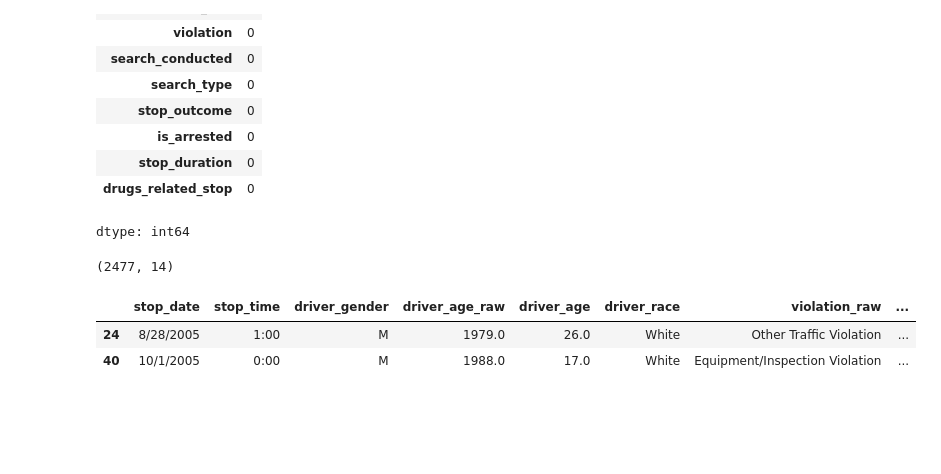
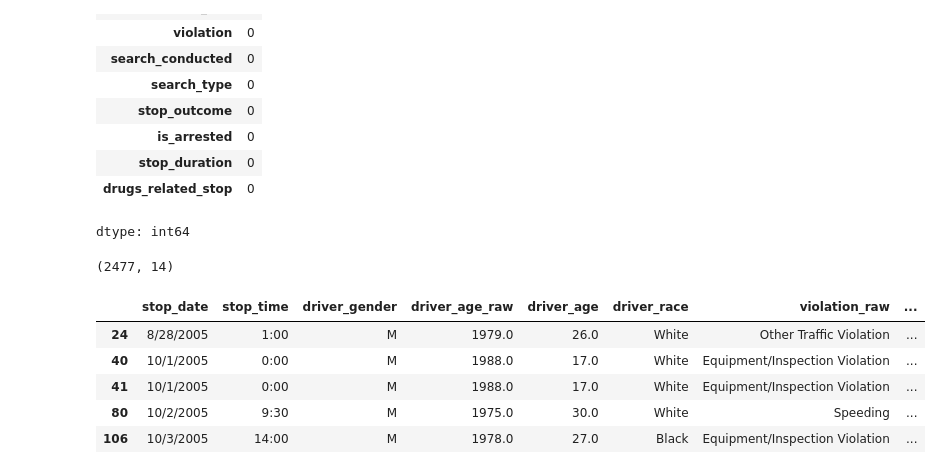
Before and after one commit to Palakg24/Practice, a Jupyter notebook: Project-4.ipynb, the cells around one changed output. Saved outputs shown, nothing was run; the diff lists cells and outputs as text; code cells hidden in the pictures; blank space fills up the shorter version.

```diff
--- a/Project-4.ipynb
+++ b/Project-4.ipynb
@@ -106,8 +106,11 @@ data1.shape
 # %% [output]
 (2477, 14)
 # %%
-data1.head(2)
+data1.head()
 # %% [output]
 |  | stop_date | stop_time | driver_gender | driver_age_raw | driver_age | driver_race | violation_raw | ... |
 | 24 | 8/28/2005 | 1:00 | M | 1979.0 | 26.0 | White | Other Traffic Violation | ... |
 | 40 | 10/1/2005 | 0:00 | M | 1988.0 | 17.0 | White | Equipment/Inspection Violation | ... |
+| 41 | 10/1/2005 | 0:00 | M | 1988.0 | 17.0 | White | Equipment/Inspection Violation | ... |
+| 80 | 10/2/2005 | 9:30 | M | 1975.0 | 30.0 | White | Speeding | ... |
+| 106 | 10/3/2005 | 14:00 | M | 1978.0 | 27.0 | Black | Equipment/Inspection Violation | ... |
```
Also changed, not shown: parts of 12 cells of this notebook.
